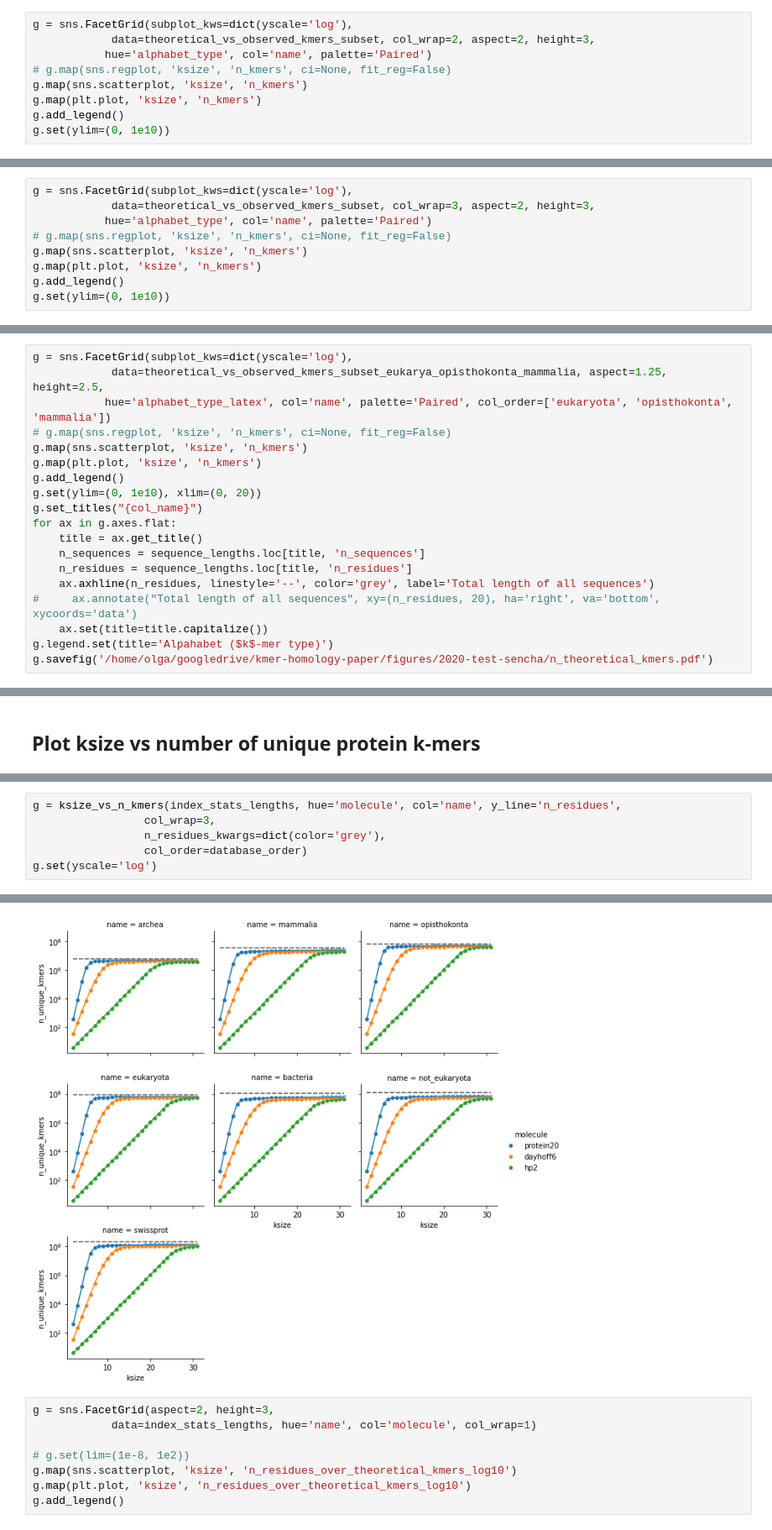
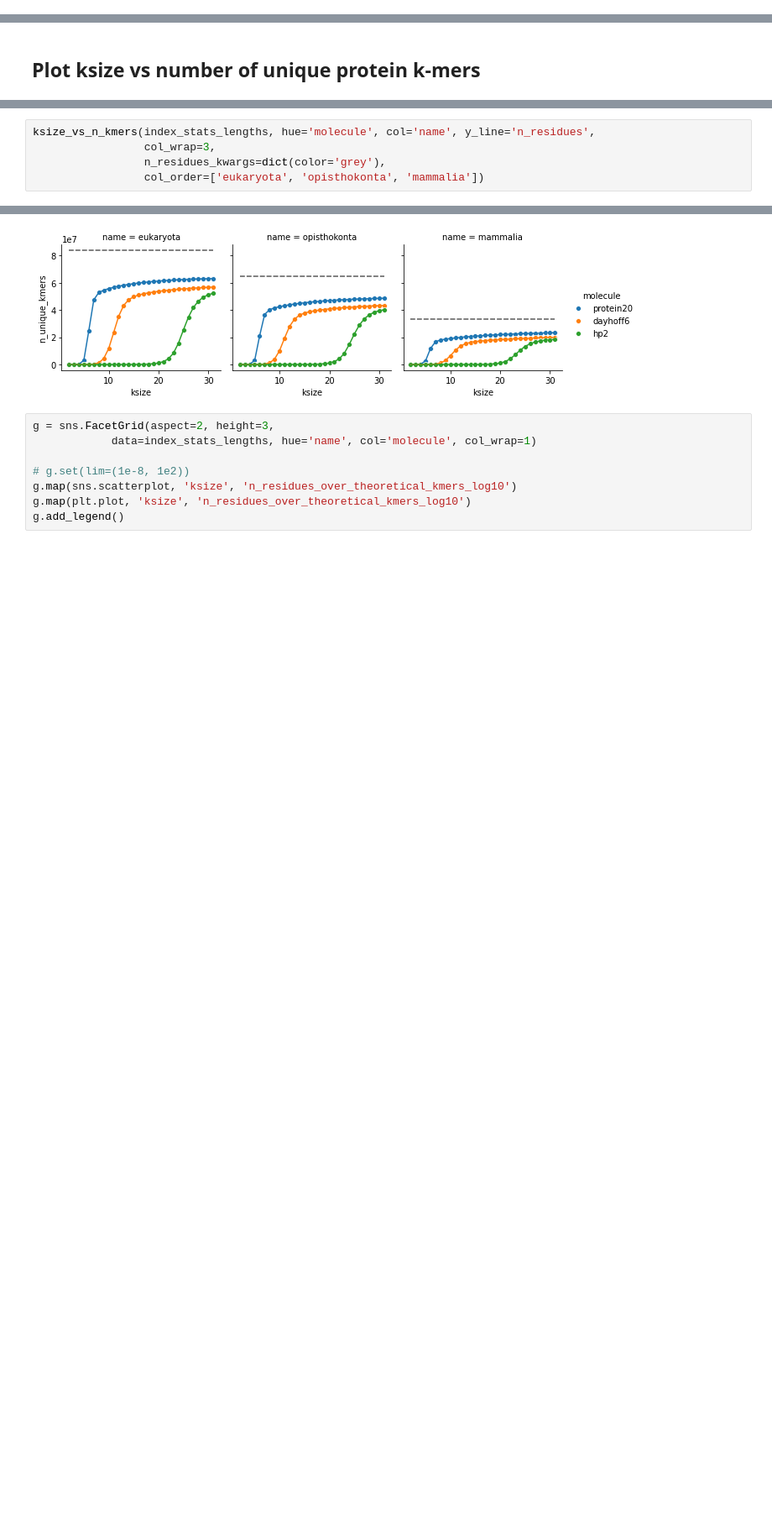
Before and after one commit to czbiohub-sf/scrnaseq-for-the-99-percent, a Jupyter notebook: notebooks/101_visualze_theoretical_vs_observed_kmers.ipynb, the cells around one changed output, grey strips where cells are left out. Shown: that part at 84% size. Cells and saved outputs as stored; diff of their text form; blank space fills up the shorter version.

Commit message:
Add notebook to visualize observed vs theoretical k-mers for each database

```diff
--- a/notebooks/101_visualze_theoretical_vs_observed_kmers.ipynb
+++ b/notebooks/101_visualze_theoretical_vs_observed_kmers.ipynb
@@ -136,9 +111,0 @@ theoretical_vs_observed_kmers_subset = theoretical_vs_observed_kmers.query('ksiz
-# %%
-g = sns.FacetGrid(subplot_kws=dict(yscale='log'),
-            data=theoretical_vs_observed_kmers_subset, col_wrap=2, aspect=2, height=3,
-           hue='alphabet_type', col='name', palette='Paired')
-# g.map(sns.regplot, 'ksize', 'n_kmers', ci=None, fit_reg=False)
-g.map(sns.scatterplot, 'ksize', 'n_kmers')
-g.map(plt.plot, 'ksize', 'n_kmers')
-g.add_legend()
-g.set(ylim=(0, 1e10))
@@ -150,9 +111,0 @@ Invalid limit will be ignored.
-# %%
-g = sns.FacetGrid(subplot_kws=dict(yscale='log'),
-            data=theoretical_vs_observed_kmers_subset, col_wrap=3, aspect=2, height=3,
-           hue='alphabet_type', col='name', palette='Paired')
-# g.map(sns.regplot, 'ksize', 'n_kmers', ci=None, fit_reg=False)
-g.map(sns.scatterplot, 'ksize', 'n_kmers')
-g.map(plt.plot, 'ksize', 'n_kmers')
-g.add_legend()
-g.set(ylim=(0, 1e10))
@@ -210,19 +111,0 @@ sequence_lengths
-# %%
-g = sns.FacetGrid(subplot_kws=dict(yscale='log'),
-            data=theoretical_vs_observed_kmers_subset_eukarya_opisthokonta_mammalia, aspect=1.25, height=2.5,
-           hue='alphabet_type_latex', col='name', palette='Paired', col_order=['eukaryota', 'opisthokonta', 'mammalia'])
-# g.map(sns.regplot, 'ksize', 'n_kmers', ci=None, fit_reg=False)
-g.map(sns.scatterplot, 'ksize', 'n_kmers')
-g.map(plt.plot, 'ksize', 'n_kmers')
-g.add_legend()
-g.set(ylim=(0, 1e10), xlim=(0, 20))
-g.set_titles("{col_name}")
-for ax in g.axes.flat:
-    title = ax.get_title()
-    n_sequences = sequence_lengths.loc[title, 'n_sequences']
-    n_residues = sequence_lengths.loc[title, 'n_residues']
-    ax.axhline(n_residues, linestyle='--', color='grey', label='Total length of all sequences')
-#     ax.annotate("Total length of all sequences", xy=(n_residues, 20), ha='right', va='bottom', xycoords='data')
-    ax.set(title=title.capitalize())
-g.legend.set(title='Alpahabet ($k$-mer type)')
-g.savefig('/home/olga/googledrive/kmer-homology-paper/figures/2020-test-sencha/n_theoretical_kmers.pdf')
@@ -387,12 +235,11 @@ g.set(yscale='log')
 # %%
-g = ksize_vs_n_kmers(index_stats_lengths, hue='molecule', col='name', y_line='n_residues',
+ksize_vs_n_kmers(index_stats_lengths, hue='molecule', col='name', y_line='n_residues',
                  col_wrap=3,
                  n_residues_kwargs=dict(color='grey'),
-                 col_order=database_order)
-g.set(yscale='log')
+                 col_order=['eukaryota', 'opisthokonta', 'mammalia'])
 # %% [output]
 <seaborn.axisgrid.FacetGrid at 0x...>
-[figure, old version]
+[figure, new version]
 # %%
 g = sns.FacetGrid(aspect=2, height=3,
             data=index_stats_lengths, hue='name', col='molecule', col_wrap=1)
```
Also changed, not shown: parts of 44 cells of this notebook, 9 other files.
